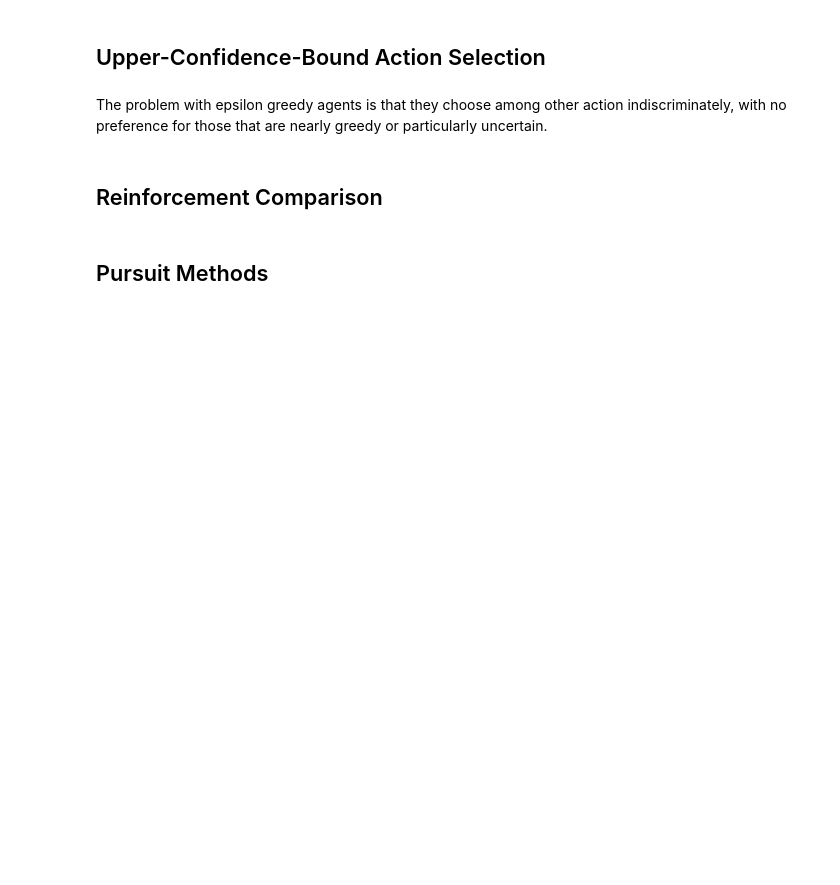
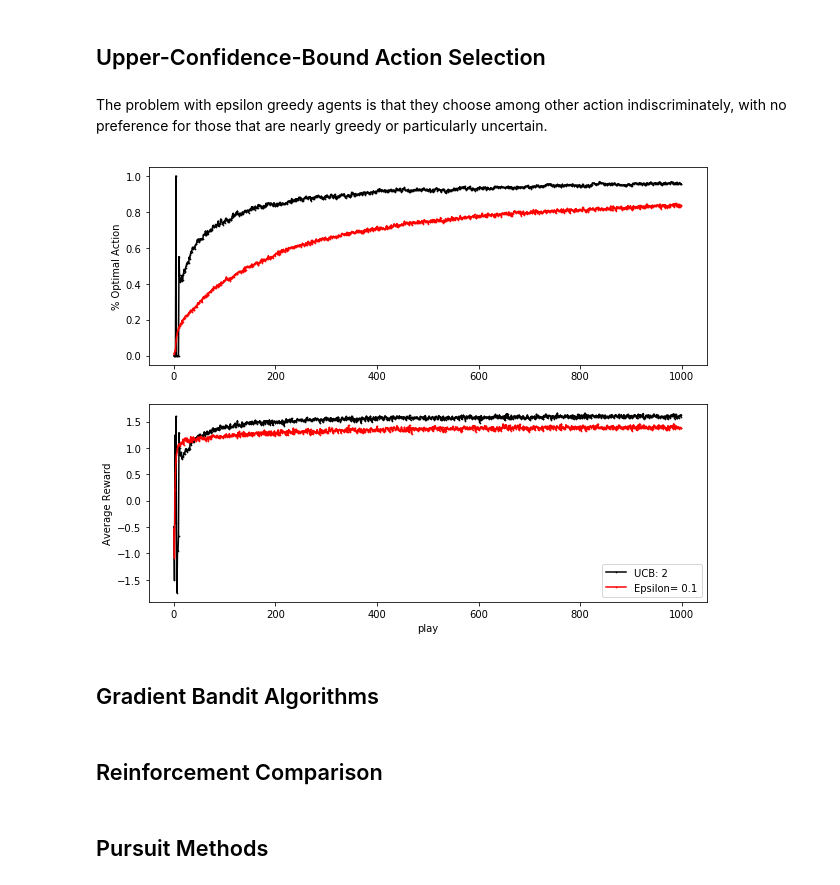
Before and after one commit to cocolico14/RL-Sutton-Barto-Exercises, a Jupyter notebook: nArmedBandit/Chap2_nArmedBandit.ipynb, the cells around one changed output. Cells and saved outputs as stored; diff of their text form; code cells hidden in the pictures; blank space fills up the shorter version.

```diff
--- a/nArmedBandit/Chap2_nArmedBandit.ipynb
+++ b/nArmedBandit/Chap2_nArmedBandit.ipynb
@@ -480,6 +480,45 @@ plotResults(sample)
 ## Upper-Confidence-Bound Action Selection
 # %% [markdown]
 The problem with epsilon greedy agents is that they choose among other action indiscriminately, with no preference for those that are nearly greedy or particularly uncertain.
+# %%
+class UCBAgent():
+
+    def __init__(self, armCount, c = 2):
+        self.values = np.zeros(armCount)
+        self.pullCount = np.zeros(armCount)
+        self.armCount = armCount
+        self.c = c
+        self.time = 0 # keeping track of time
+
+    def __repr__(self):
+        return "UCB: " + str(self.c)
+
+    def selectArm(self):
+        self.time += 1
+        ubc = self.values + self.c * np.sqrt(np.log(self.time)/self.pullCount)
+        return np.argmax(ubc)
+
+    def update(self, i, reward):
+        self.pullCount[i] += 1
+        count = self.pullCount[i]
+        value = self.values[i]
+        self.values[i] = value + (1/count) * (reward - value)
+
+
+    def refresh(self):
+        self.values.fill(0)
+        self.pullCount.fill(0)
+        self.time = 0
+# %%
+agents = [UCBAgent(env.armCount, 2), EpsilonGreedyAgent(env.armCount, 0.1)]
+sample = Sampling(env, agents)
+sample.start()
+# %%
+plotResults(sample)
+# %% [output]
+[figure, added]
+# %% [markdown]
+## Gradient Bandit Algorithms
 # %% [markdown]
 ## Reinforcement Comparison
 # %% [markdown]
```
